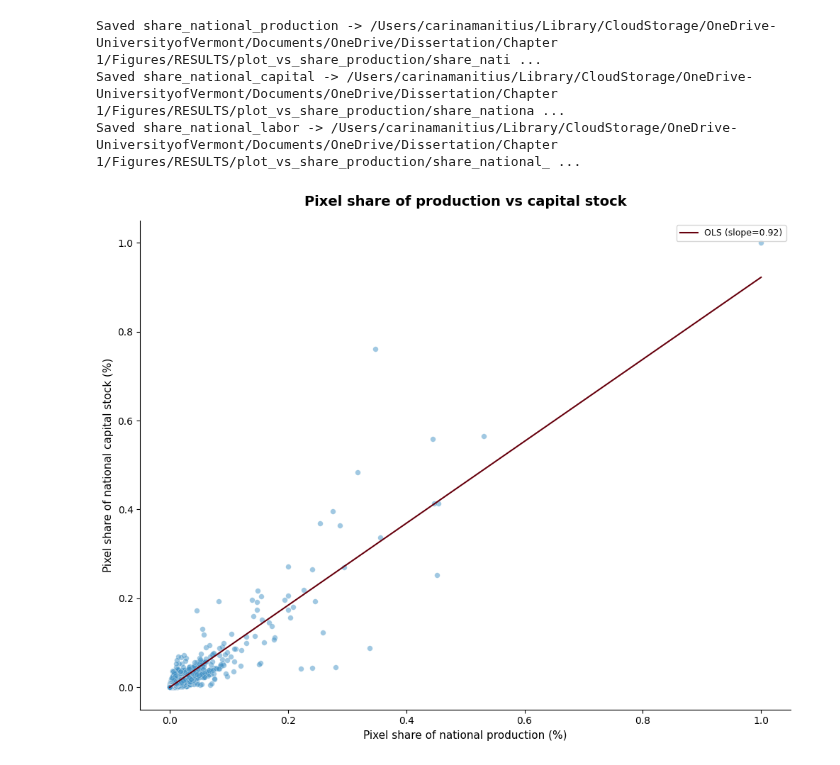
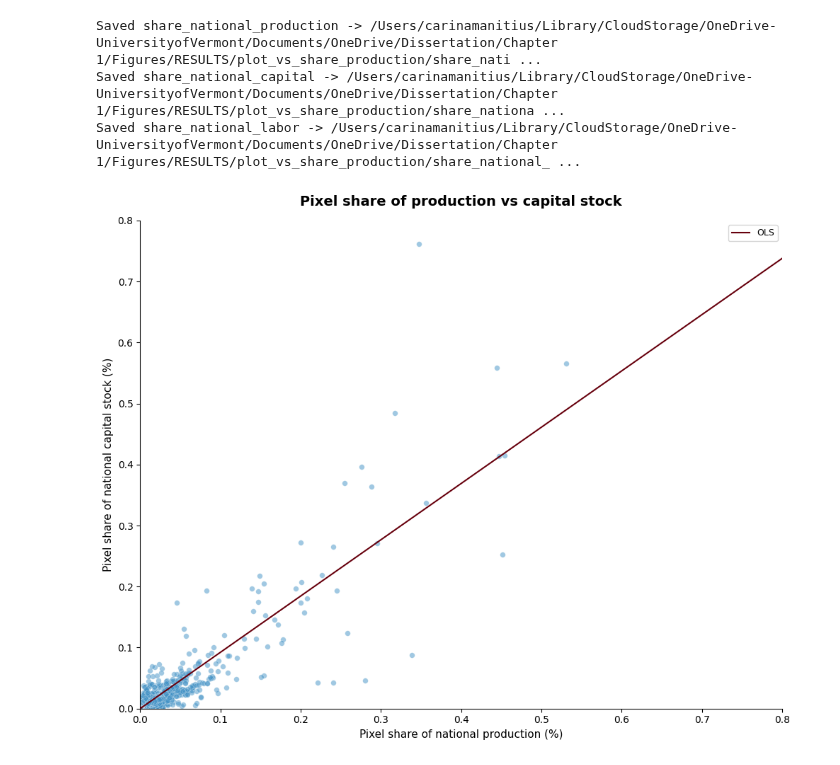
Before and after one commit to carinamani/AgDownscaling, a Jupyter notebook: 04_FIGURES/scatterplot_vs_share_production.ipynb, the cells around one changed output. Drawn from its saved outputs; the diff is of its cells as text; code cells hidden in the pictures.

Commit message:
fix scatterplot and share maps

```diff
--- a/04_FIGURES/scatterplot_vs_share_production.ipynb
+++ b/04_FIGURES/scatterplot_vs_share_production.ipynb
@@ -108,32 +108,35 @@ fig, ax = plt.subplots(figsize=(10, 8))
 ax.scatter(
     capital_labor['share_national_production'],
     capital_labor['share_national_capital'],
     color='#4292c6',
     alpha=0.5,
     edgecolors='white',
     linewidths=0.3,
     s=30,
     zorder=2
 )
 
 # OLS trend line
 mask = capital_labor[['share_national_production', 'share_national_capital']].notna().all(axis=1)
 x = capital_labor.loc[mask, 'share_national_production']
 y = capital_labor.loc[mask, 'share_national_capital']
 
 slope, intercept, r, p, _ = stats.linregress(x, y)
 x_line = np.linspace(x.min(), x.max(), 200)
-ax.plot(x_line, intercept + slope * x_line, color='#67000d', linewidth=1.5, zorder=3, label=f'OLS (slope={slope:.2f})')
+ax.plot(x_line, intercept + slope * x_line, color='#67000d', linewidth=1.5, zorder=3, label=f'OLS')
+
+ax.set_xlim(0, 0.8)
+ax.set_ylim(0, 0.8)
 
 # Aesthetics
 ax.set_xlabel("Pixel share of national production (%)", fontsize=11)
 ax.set_ylabel("Pixel share of national capital stock (%)", fontsize=11)
 ax.set_title("Pixel share of production vs capital stock", fontsize=14, weight='bold', pad=15)
 ax.legend(fontsize=9)
 ax.spines[['top', 'right']].set_visible(False)
 
 plt.tight_layout()
 plt.savefig(f"{fd}/scatterplot_capital.png", dpi=300, bbox_inches='tight')
 plt.show()
 # %% [output]
-[figure, old version]
+[figure, new version]
```
Also changed, not shown: parts of 2 cells of this notebook.
